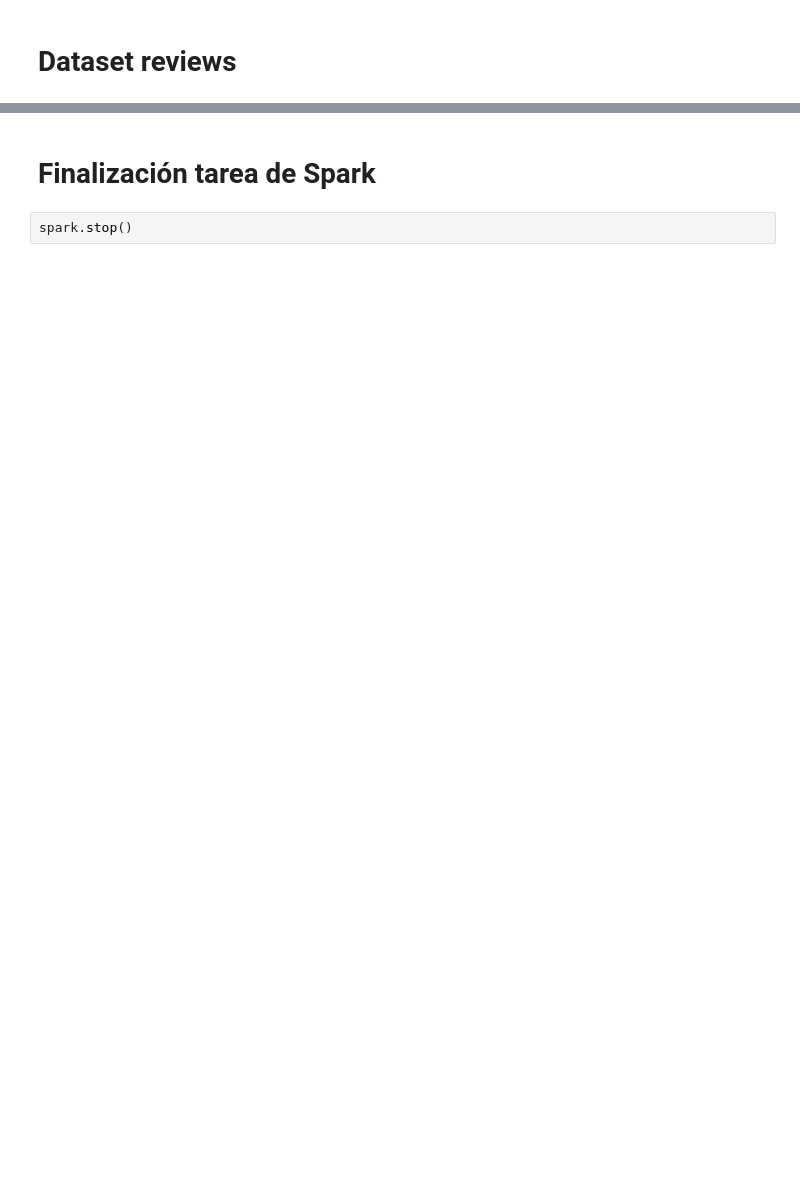
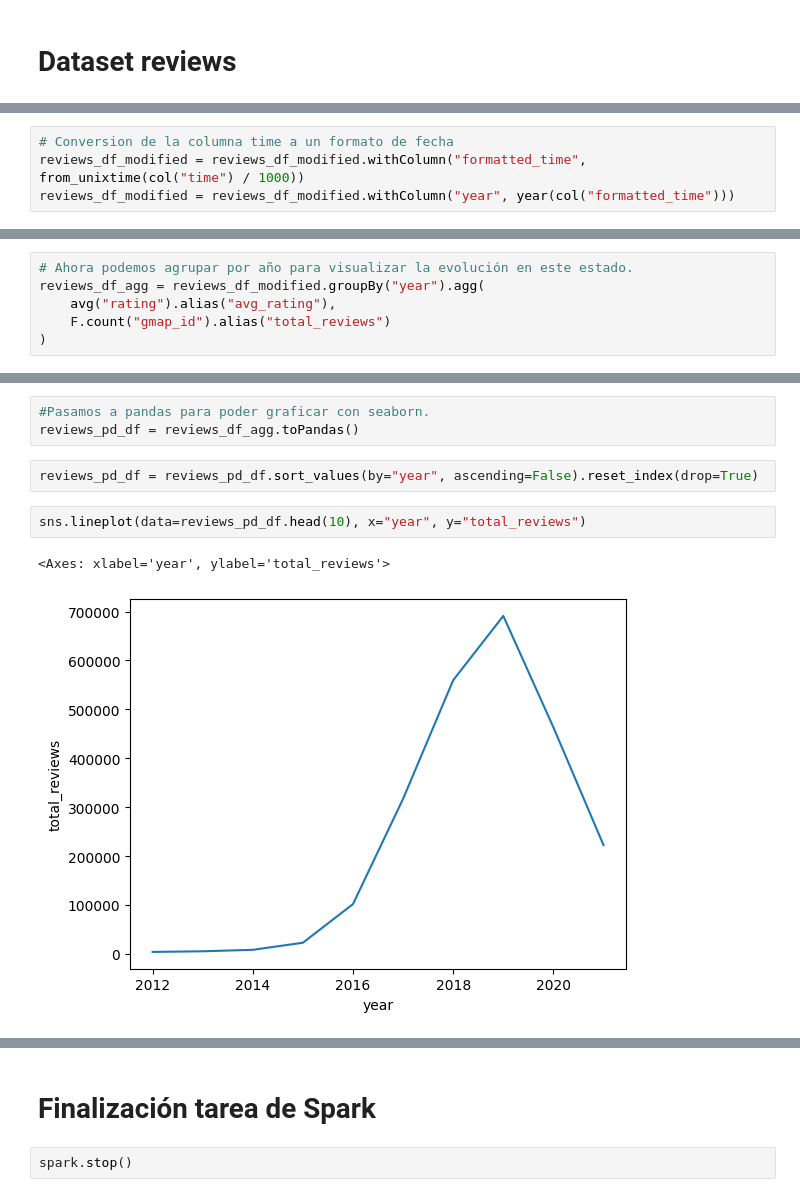
Before and after one commit to SDCaFlo/datapt11_pf_grupo02, a Jupyter notebook: ETL-google.ipynb, the cells around one changed output, grey strips where cells are left out. Saved outputs shown, nothing was run; the diff lists cells and outputs as text; blank space fills up the shorter version.

Commit message:
Se define plan de accion dataset-reviews

```diff
--- a/ETL-google.ipynb
+++ b/ETL-google.ipynb
@@ -811,0 +976,4 @@ A nivel de 2da categoria, los restaurantes son los que tienen mayor cantidad de
+# %%
+# Conversion de la columna time a un formato de fecha
+reviews_df_modified = reviews_df_modified.withColumn("formatted_time", from_unixtime(col("time") / 1000))
+reviews_df_modified = reviews_df_modified.withColumn("year", year(col("formatted_time")))
@@ -811,0 +1001,6 @@ A nivel de 2da categoria, los restaurantes son los que tienen mayor cantidad de
+# %%
+# Ahora podemos agrupar por año para visualizar la evolución en este estado.
+reviews_df_agg = reviews_df_modified.groupBy("year").agg(
+    avg("rating").alias("avg_rating"),
+    F.count("gmap_id").alias("total_reviews")
+)
@@ -811,0 +1030,10 @@ A nivel de 2da categoria, los restaurantes son los que tienen mayor cantidad de
+# %%
+#Pasamos a pandas para poder graficar con seaborn.
+reviews_pd_df = reviews_df_agg.toPandas()
+# %%
+reviews_pd_df = reviews_pd_df.sort_values(by="year", ascending=False).reset_index(drop=True)
+# %%
+sns.lineplot(data=reviews_pd_df.head(10), x="year", y="total_reviews")
+# %% [output]
+<Axes: xlabel='year', ylabel='total_reviews'>
+[figure, added]
```
Also changed, not shown: parts of 24 cells of this notebook.
